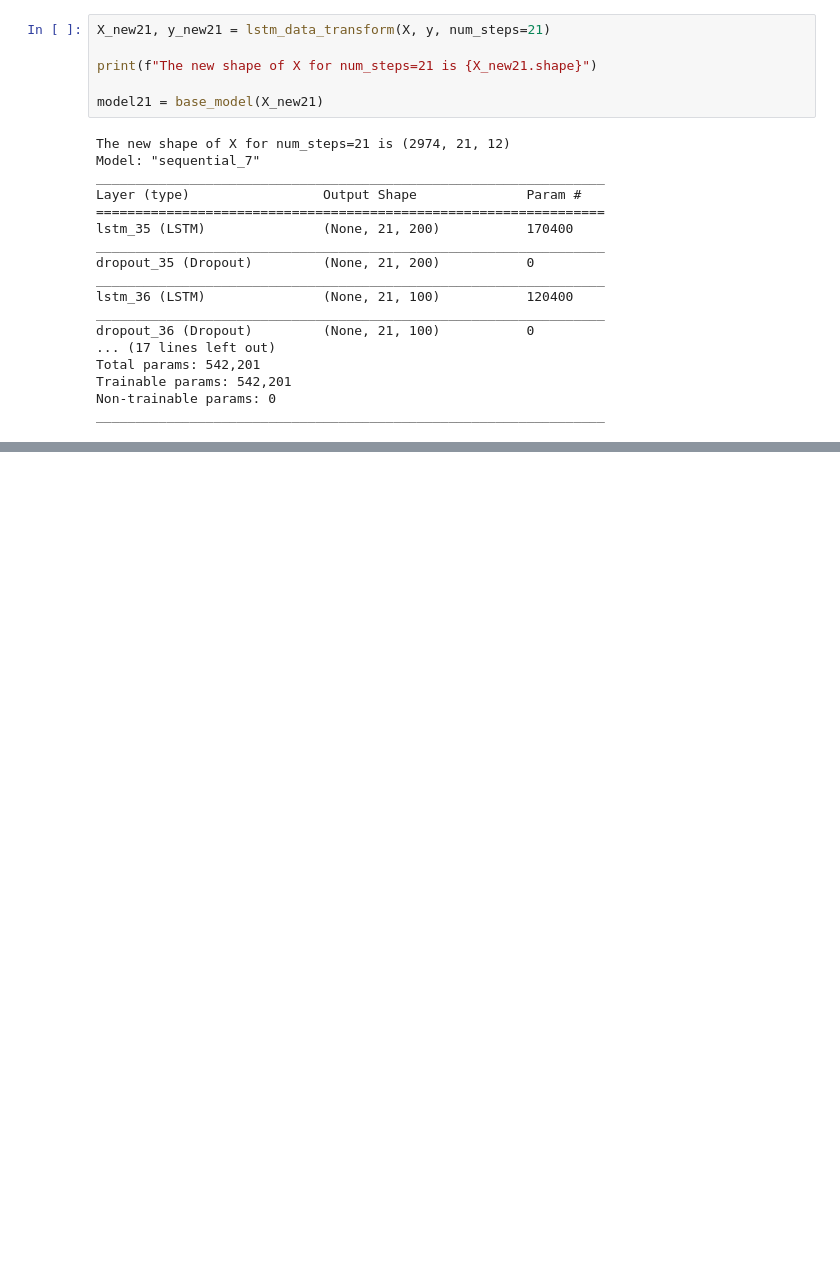
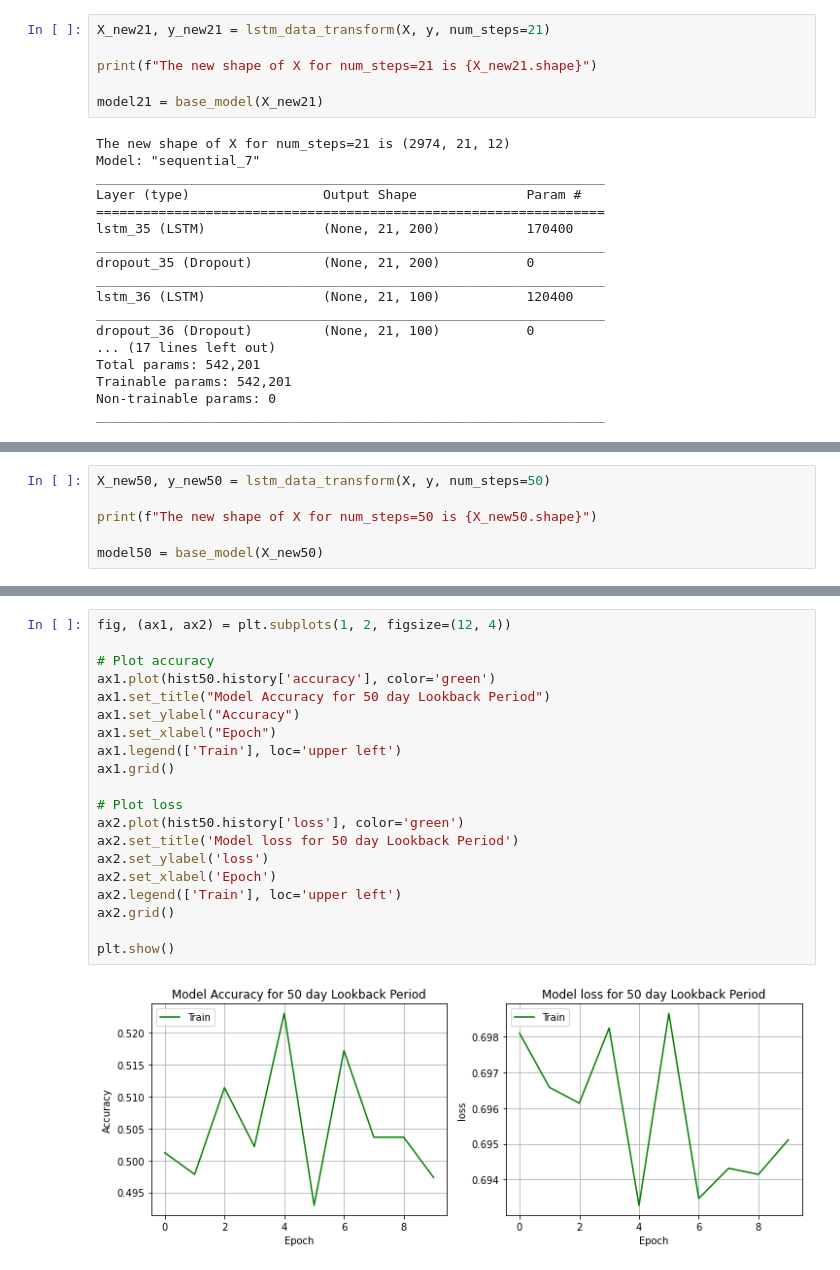
Before and after one commit to fabulouskorex/Capstone-Project, a Jupyter notebook: Deep_Learning_in_Finance.ipynb, the cells around one changed output, grey strips where cells are left out. Cells and saved outputs as stored; diff of their text form; blank space fills up the shorter version.

```diff
--- a/Deep_Learning_in_Finance.ipynb
+++ b/Deep_Learning_in_Finance.ipynb
@@ -1780,0 +1780,6 @@ plt.show()
+# %%
+X_new50, y_new50 = lstm_data_transform(X, y, num_steps=50)
+
+print(f"The new shape of X for num_steps=50 is {X_new50.shape}")
+
+model50 = base_model(X_new50)
@@ -1780,0 +1850,22 @@ plt.show()
+# %%
+fig, (ax1, ax2) = plt.subplots(1, 2, figsize=(12, 4))
+
+# Plot accuracy
+ax1.plot(hist50.history['accuracy'], color='green')
+ax1.set_title("Model Accuracy for 50 day Lookback Period")
+ax1.set_ylabel("Accuracy")
+ax1.set_xlabel("Epoch")
+ax1.legend(['Train'], loc='upper left')
+ax1.grid()
+
+# Plot loss
+ax2.plot(hist50.history['loss'], color='green')
+ax2.set_title('Model loss for 50 day Lookback Period')
+ax2.set_ylabel('loss')
+ax2.set_xlabel('Epoch')
+ax2.legend(['Train'], loc='upper left')
+ax2.grid()
+
+plt.show()
+# %% [output]
+[figure, added]
```
Also changed, not shown: parts of 43 cells of this notebook.
